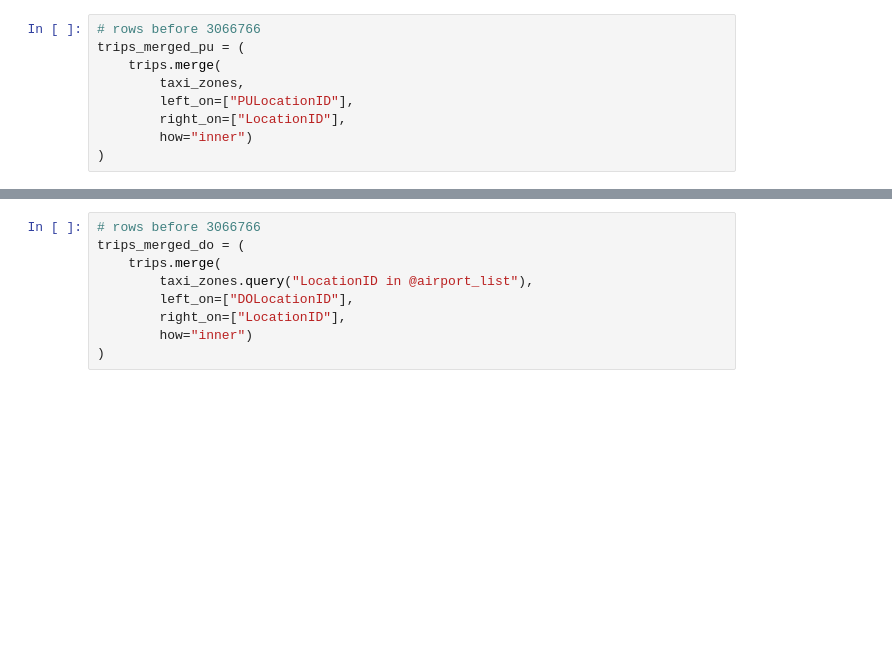
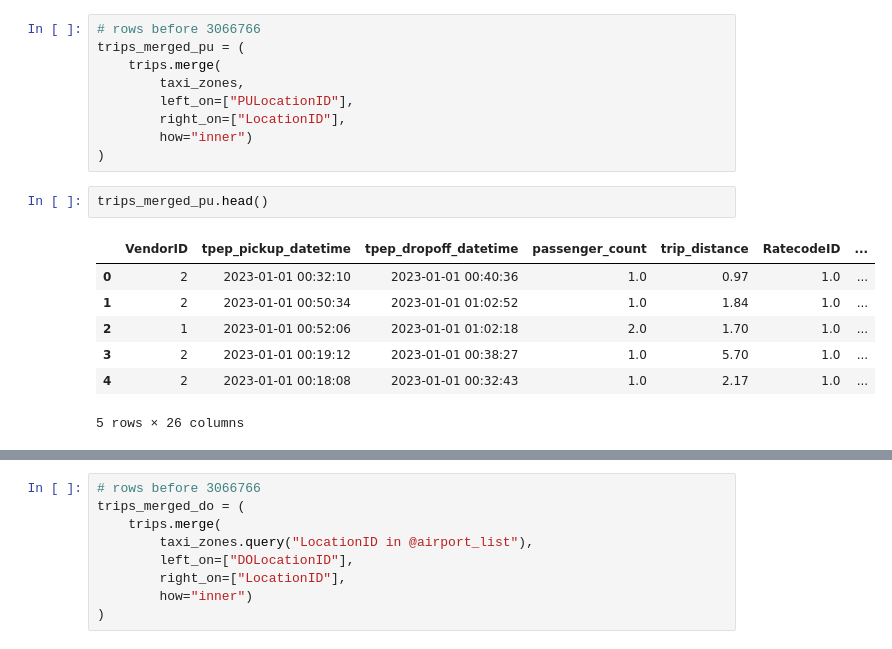
Before and after one commit to samjurassic/datascience-demo, a Jupyter notebook: summer23/DS Skills Lab.ipynb, the cells around one changed output, grey strips where cells are left out. Drawn from its saved outputs; the diff is of its cells as text; blank space fills up the shorter version.

```diff
--- a/summer23/DS Skills Lab.ipynb
+++ b/summer23/DS Skills Lab.ipynb
@@ -52,6 +56,16 @@ trips_merged_pu = (
         right_on=["LocationID"],
         how="inner")
 )
+# %%
+trips_merged_pu.head()
+# %% [output]
+|  | VendorID | tpep_pickup_datetime | tpep_dropoff_datetime | passenger_count | trip_distance | RatecodeID | ... |
+| 0 | 2 | 2023-01-01 00:32:10 | 2023-01-01 00:40:36 | 1.0 | 0.97 | 1.0 | ... |
+| 1 | 2 | 2023-01-01 00:50:34 | 2023-01-01 01:02:52 | 1.0 | 1.84 | 1.0 | ... |
+| 2 | 1 | 2023-01-01 00:52:06 | 2023-01-01 01:02:18 | 2.0 | 1.70 | 1.0 | ... |
+| 3 | 2 | 2023-01-01 00:19:12 | 2023-01-01 00:38:27 | 1.0 | 5.70 | 1.0 | ... |
+| 4 | 2 | 2023-01-01 00:18:08 | 2023-01-01 00:32:43 | 1.0 | 2.17 | 1.0 | ... |
+5 rows × 26 columns
 # %%
 trips_merged_pu.info()
 # %% [output]
```
Also changed, not shown: parts of 25 cells of this notebook.
